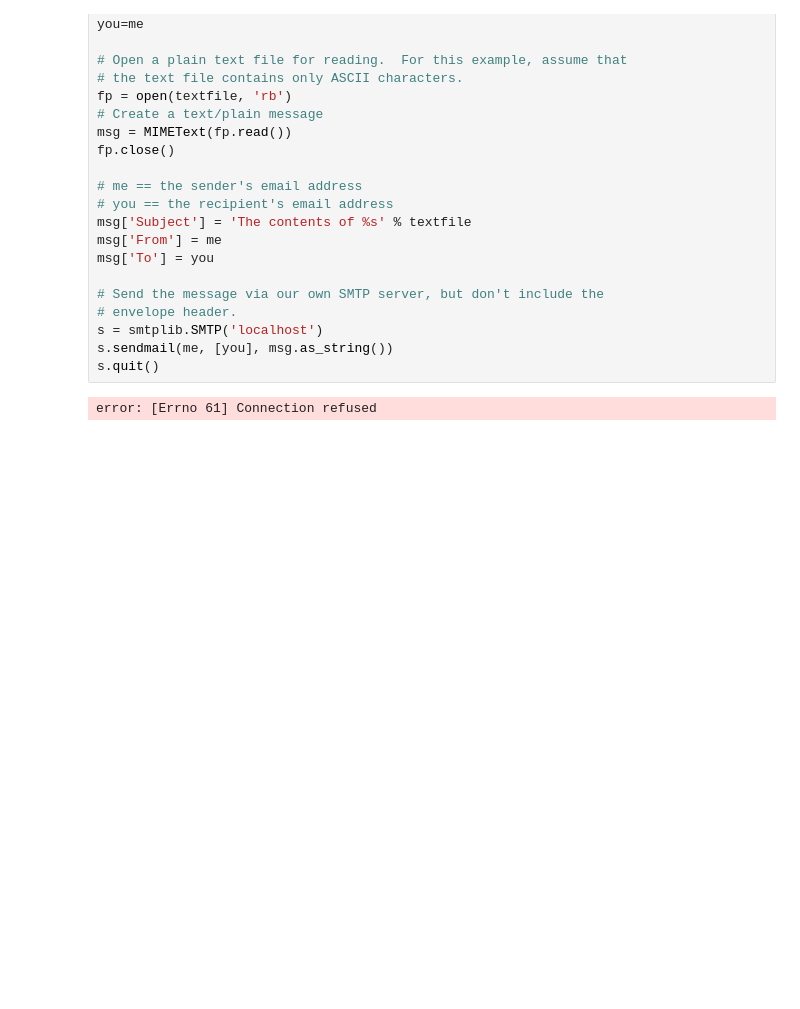
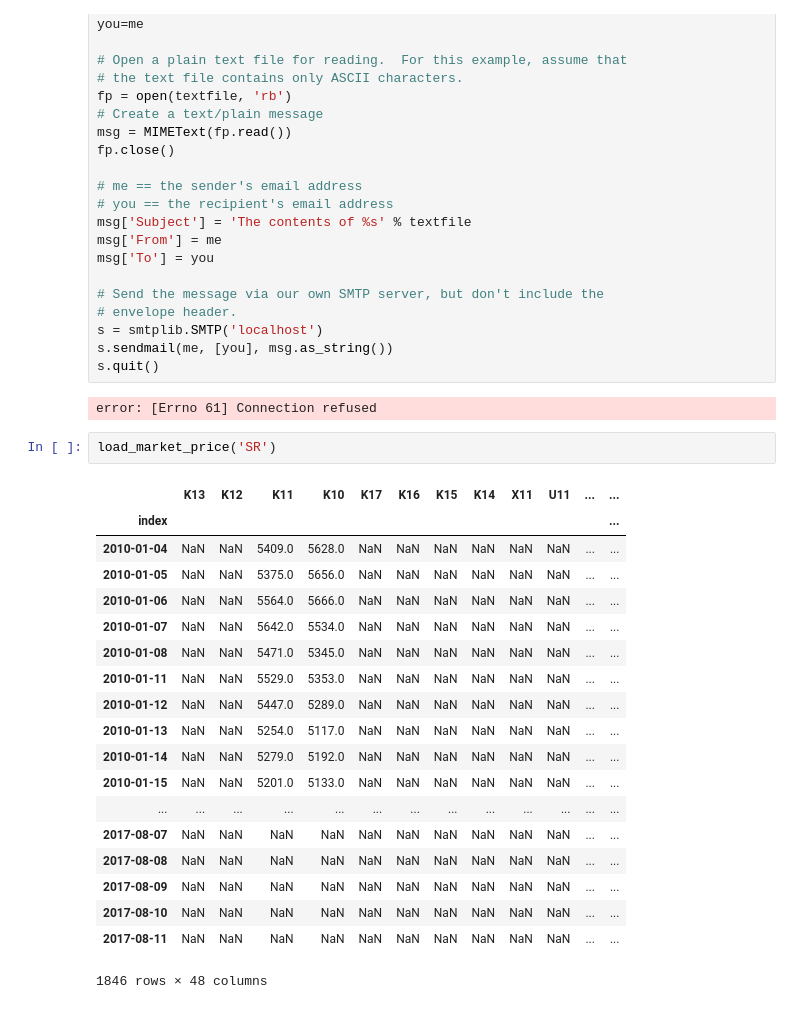
Before and after one commit to mrefermat/Project_C, a Jupyter notebook: Email to be sent out with charts.ipynb, the cells around one changed output. Drawn from its saved outputs; the diff is of its cells as text; blank space fills up the shorter version.

```diff
--- a/Email to be sent out with charts.ipynb
+++ b/Email to be sent out with charts.ipynb
@@ -267,3 +208,25 @@ s.sendmail(me, [you], msg.as_string())
 s.quit()
 # %% [output]
 error: [Errno 61] Connection refused
+# %%
+load_market_price('SR')
+# %% [output]
+|  | K13 | K12 | K11 | K10 | K17 | K16 | K15 | K14 | X11 | U11 | ... | ... |
+| index |  |  |  |  |  |  |  |  |  |  |  | ... |
+| 2010-01-04 | NaN | NaN | 5409.0 | 5628.0 | NaN | NaN | NaN | NaN | NaN | NaN | ... | ... |
+| 2010-01-05 | NaN | NaN | 5375.0 | 5656.0 | NaN | NaN | NaN | NaN | NaN | NaN | ... | ... |
+| 2010-01-06 | NaN | NaN | 5564.0 | 5666.0 | NaN | NaN | NaN | NaN | NaN | NaN | ... | ... |
+| 2010-01-07 | NaN | NaN | 5642.0 | 5534.0 | NaN | NaN | NaN | NaN | NaN | NaN | ... | ... |
+| 2010-01-08 | NaN | NaN | 5471.0 | 5345.0 | NaN | NaN | NaN | NaN | NaN | NaN | ... | ... |
+| 2010-01-11 | NaN | NaN | 5529.0 | 5353.0 | NaN | NaN | NaN | NaN | NaN | NaN | ... | ... |
+| 2010-01-12 | NaN | NaN | 5447.0 | 5289.0 | NaN | NaN | NaN | NaN | NaN | NaN | ... | ... |
+| 2010-01-13 | NaN | NaN | 5254.0 | 5117.0 | NaN | NaN | NaN | NaN | NaN | NaN | ... | ... |
+| 2010-01-14 | NaN | NaN | 5279.0 | 5192.0 | NaN | NaN | NaN | NaN | NaN | NaN | ... | ... |
+| 2010-01-15 | NaN | NaN | 5201.0 | 5133.0 | NaN | NaN | NaN | NaN | NaN | NaN | ... | ... |
+| ... | ... | ... | ... | ... | ... | ... | ... | ... | ... | ... | ... | ... |
+| 2017-08-07 | NaN | NaN | NaN | NaN | NaN | NaN | NaN | NaN | NaN | NaN | ... | ... |
+| 2017-08-08 | NaN | NaN | NaN | NaN | NaN | NaN | NaN | NaN | NaN | NaN | ... | ... |
+| 2017-08-09 | NaN | NaN | NaN | NaN | NaN | NaN | NaN | NaN | NaN | NaN | ... | ... |
+| 2017-08-10 | NaN | NaN | NaN | NaN | NaN | NaN | NaN | NaN | NaN | NaN | ... | ... |
+| 2017-08-11 | NaN | NaN | NaN | NaN | NaN | NaN | NaN | NaN | NaN | NaN | ... | ... |
+1846 rows × 48 columns
```
Also changed, not shown: parts of 22 cells of this notebook, 5 other files.
